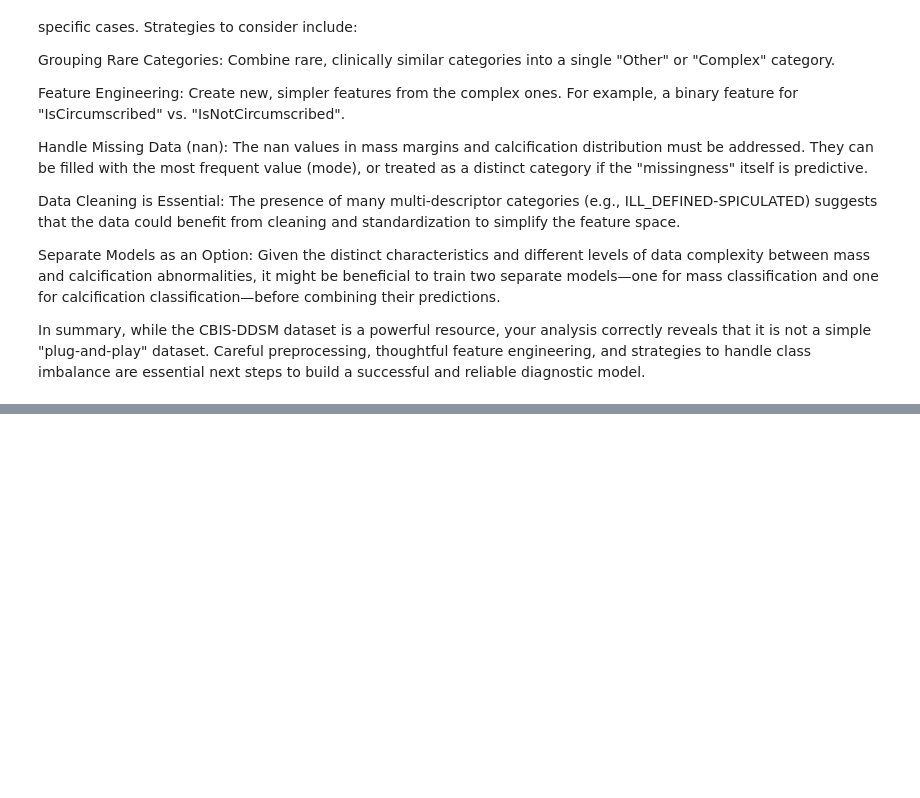
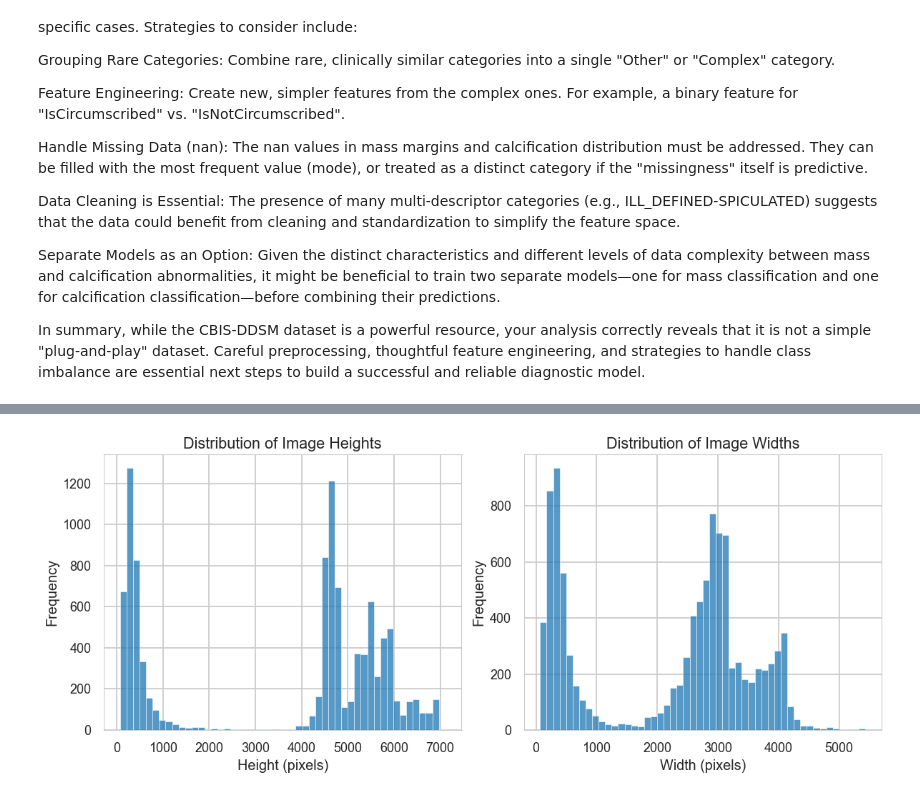
Before and after one commit to EslamAboelfadl9000/breast-cancer-detection-project, a Jupyter notebook: notebooks/Data_exploration_Eslam.ipynb, the cells around one changed output, grey strips where cells are left out. Drawn from its saved outputs; the diff is of its cells as text; code cells hidden in the pictures; blank space fills up the shorter version.

Commit message:
notebook showcasing the data balance and the graphs in result folder

```diff
--- a/notebooks/Data_exploration_Eslam.ipynb
+++ b/notebooks/Data_exploration_Eslam.ipynb
@@ -239,3 +232,102 @@ Data Cleaning is Essential: The presence of many multi-descriptor categories (e.
 Separate Models as an Option: Given the distinct characteristics and different levels of data complexity between mass and calcification abnormalities, it might be beneficial to train two separate models—one for mass classification and one for calcification classification—before combining their predictions.
 
 In summary, while the CBIS-DDSM dataset is a powerful resource, your analysis correctly reveals that it is not a simple "plug-and-play" dataset. Careful preprocessing, thoughtful feature engineering, and strategies to handle class imbalance are essential next steps to build a successful and reliable diagnostic model.
+# %%
+import os
+from PIL import Image
+import pandas as pd
+import matplotlib.pyplot as plt
+import seaborn as sns
+from tqdm import tqdm
+
+# --- Configuration ---
+# IMPORTANT: Update this path to the root directory of your CBIS-DDSM dataset.
+# This should be where the JPG image folders are located.
+data_directory = r"C:\Users\New User\Documents\GitHub\breast-cancer-detection-project\data\raw\CBIS-DDSM"
+
+# --- Analysis Function ---
+def analyze_jpg_files(root_dir):
+    """
+    Scans a directory for JPG files, extracts their resolution (height and width),
+    and returns it as a pandas DataFrame.
+    """
+    image_data = []
+
+    # Check if the directory exists
+    if not os.path.isdir(root_dir):
+        print(f"Error: The directory '{root_dir}' does not exist.")
+        print("Please update the 'data_directory' variable with the correct path.")
+        return None
+
+    # Use tqdm for a progress bar as this can take a while
+    print("Scanning for JPG files and reading dimensions...")
+    # Create a list of all files to process to get an accurate total for tqdm
+    filepaths_to_process = []
+    for subdir, _, files in os.walk(root_dir):
+        for file in files:
+            # Check for both .jpg and .jpeg extensions
+            if file.lower().endswith(('.jpg', '.jpeg')):
+                filepaths_to_process.append(os.path.join(subdir, file))
+
+    if not filepaths_to_process:
+        print("Error: No JPG (.jpg, .jpeg) files found in the specified directory.")
+        print("Please ensure the path is correct and points to the CBIS-DDSM image data.")
+        return None
+
+    for file_path in tqdm(filepaths_to_process, desc="Processing JPG files"):
+        try:
+            # Open the image file and get its dimensions
+            with Image.open(file_path) as img:
+                width, height = img.size
+
+            image_data.append({
+                'file_path': file_path,
+                'height': height,
+                'width': width,
+            })
+        except Exception as e:
+            print(f"Could not process file {file_path}: {e}")
+
+    return pd.DataFrame(image_data)
+
+# --- Main Execution ---
+# Run the analysis
+df_analysis = analyze_jpg_files(data_directory)
+
+if df_analysis is not None and not df_analysis.empty:
+    print("\n--- Analysis Complete ---")
+    print(f"Successfully analyzed {len(df_analysis)} JPG images.\n")
+
+    # --- Display Summary Statistics ---
+    print("Summary Statistics for Image Dimensions:")
+    # Using .describe() to show min, max, mean, etc.
+    print(df_analysis[['height', 'width']].describe())
+
+    # Check for number of unique values
+    print("\nNumber of Unique Values:")
+    print(f"Unique Heights: {df_analysis['height'].nunique()}")
+    print(f"Unique Widths: {df_analysis['width'].nunique()}")
+
+    # --- Plotting the Distributions ---
+    print("\nGenerating plots to visualize inconsistencies...")
+    sns.set_style("whitegrid")
+    plt.figure(figsize=(12, 5))
+
+    # 1. Histogram of Image Heights
+    plt.subplot(1, 2, 1)
+    sns.histplot(df_analysis['height'], kde=False, bins=50)
+    plt.title('Distribution of Image Heights')
+    plt.xlabel('Height (pixels)')
+    plt.ylabel('Frequency')
+
+    # 2. Histogram of Image Widths
+    plt.subplot(1, 2, 2)
+    sns.histplot(df_analysis['width'], kde=False, bins=50)
+    plt.title('Distribution of Image Widths')
+    plt.xlabel('Width (pixels)')
+    plt.ylabel('Frequency')
+
+    plt.tight_layout()
+    plt.savefig('image_dimensions_distribution.png', dpi=300)
+    plt.show()
+# %% [output]
@@ -241,0 +354 @@ In summary, while the CBIS-DDSM dataset is a powerful resource, your analysis co
+[figure, added]
```
Also changed, not shown: parts of 6 cells of this notebook, 15 other files.
